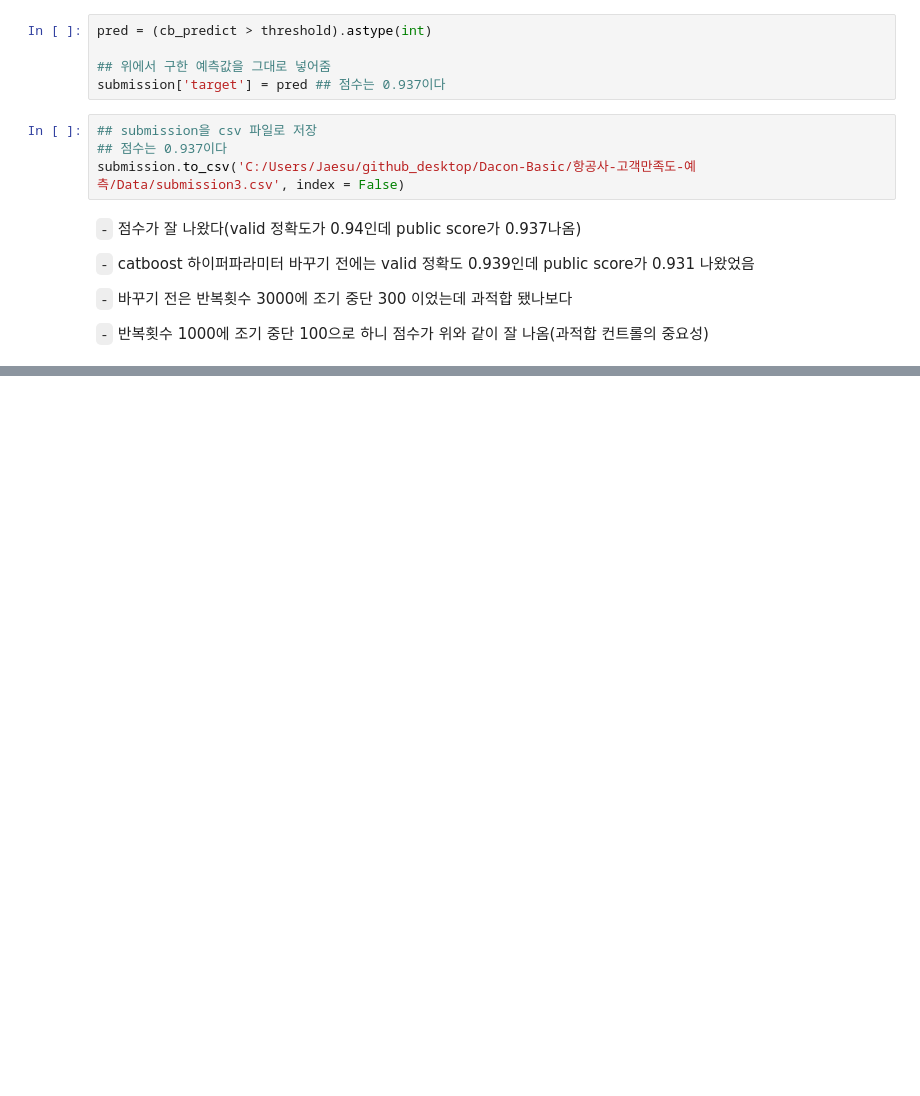
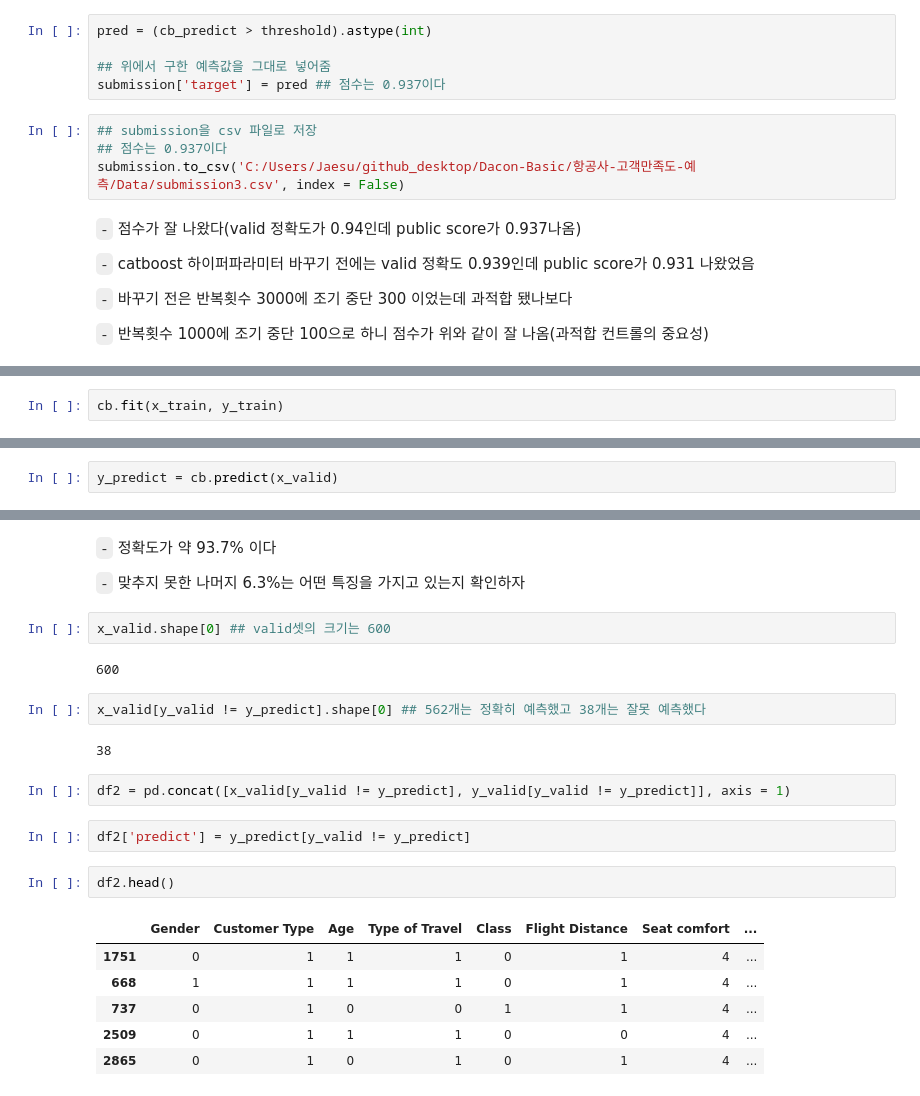
Before and after one commit to Jaesu26/Dacon-Basic, a Jupyter notebook: 항공사-고객만족도-예측/항공사-고객만족도-모델링/항공사-고객만족도-모델링.ipynb, the cells around one changed output, grey strips where cells are left out. Cells and saved outputs as stored; diff of their text form; blank space fills up the shorter version.

```diff
--- a/항공사-고객만족도-예측/항공사-고객만족도-모델링/항공사-고객만족도-모델링.ipynb
+++ b/항공사-고객만족도-예측/항공사-고객만족도-모델링/항공사-고객만족도-모델링.ipynb
@@ -513,0 +528,2 @@ submission.to_csv('C:/Users/Jaesu/github_desktop/Dacon-Basic/항공사-고객만
+# %%
+cb.fit(x_train, y_train)
@@ -513,0 +532,2 @@ submission.to_csv('C:/Users/Jaesu/github_desktop/Dacon-Basic/항공사-고객만
+# %%
+y_predict = cb.predict(x_valid)
@@ -513,0 +538,25 @@ submission.to_csv('C:/Users/Jaesu/github_desktop/Dacon-Basic/항공사-고객만
+# %% [markdown]
+`-` 정확도가 약 93.7% 이다
+
+`-` 맞추지 못한 나머지 6.3%는 어떤 특징을 가지고 있는지 확인하자
+# %%
+x_valid.shape[0] ## valid셋의 크기는 600
+# %% [output]
+600
+# %%
+x_valid[y_valid != y_predict].shape[0] ## 562개는 정확히 예측했고 38개는 잘못 예측했다
+# %% [output]
+38
+# %%
+df2 = pd.concat([x_valid[y_valid != y_predict], y_valid[y_valid != y_predict]], axis = 1)
+# %%
+df2['predict'] = y_predict[y_valid != y_predict]
+# %%
+df2.head()
+# %% [output]
+|  | Gender | Customer Type | Age | Type of Travel | Class | Flight Distance | Seat comfort | ... |
+| 1751 | 0 | 1 | 1 | 1 | 0 | 1 | 4 | ... |
+| 668 | 1 | 1 | 1 | 1 | 0 | 1 | 4 | ... |
+| 737 | 0 | 1 | 0 | 0 | 1 | 1 | 4 | ... |
+| 2509 | 0 | 1 | 1 | 1 | 0 | 0 | 4 | ... |
+| 2865 | 0 | 1 | 0 | 1 | 0 | 1 | 4 | ... |
```
Also changed, not shown: parts of 16 cells of this notebook.
